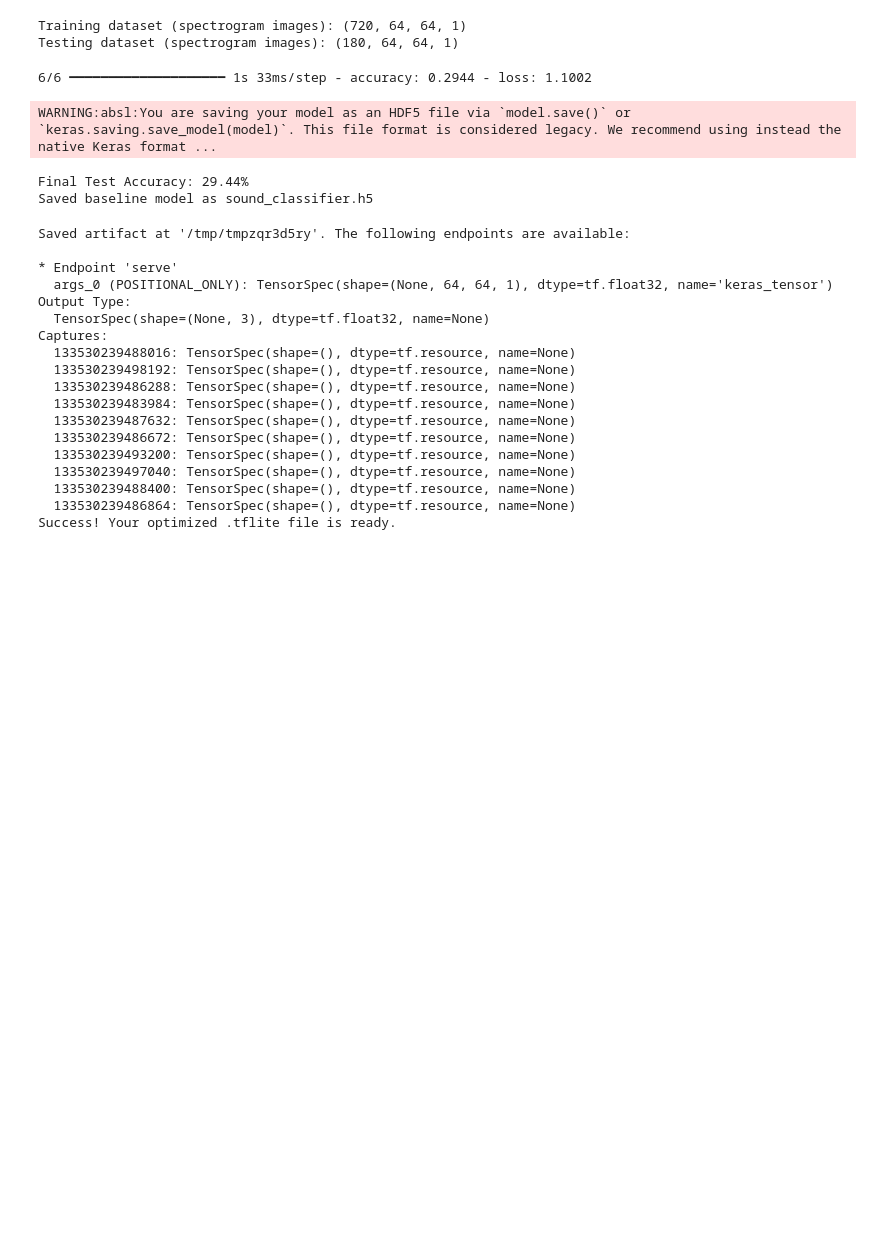
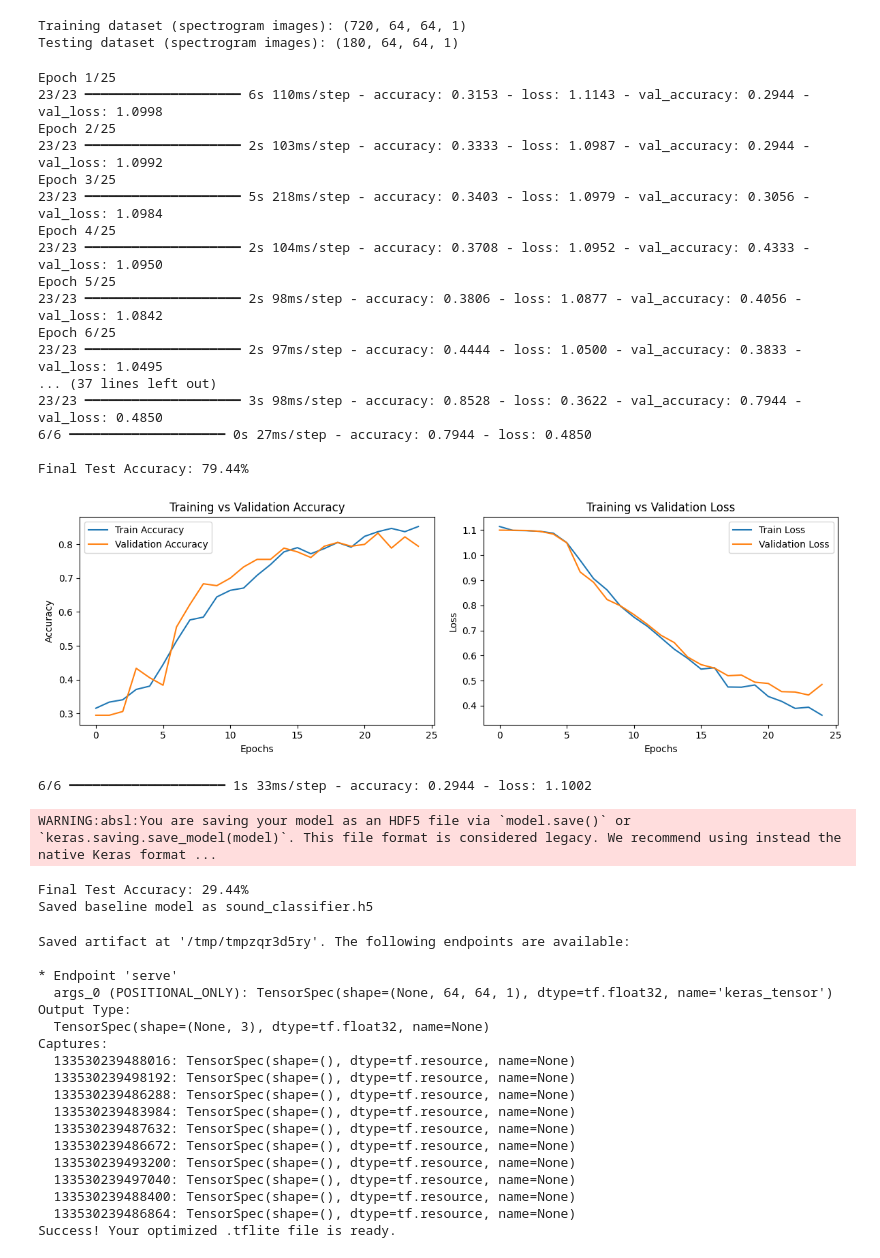
Before and after one commit to Keen2640/Low-Power-Edge-AI-Acoustic-Classifier, a Jupyter notebook: tinyml_sound_classifier.ipynb, the cells around one changed output. Drawn from its saved outputs; the diff is of its cells as text; code cells hidden in the pictures; blank space fills up the shorter version.

```diff
--- a/tinyml_sound_classifier.ipynb
+++ b/tinyml_sound_classifier.ipynb
@@ -122,8 +126,6 @@ print(f"Training the AI to distinguish between these 3 classes: {classes}\n")
 
 for label, class_name in enumerate(classes):
     folder = f"mini_speech_commands/{class_name}"
-
-    # Grab up to 100 .wav files from the folder
     files = [f for f in os.listdir(folder) if f.endswith('.wav')][:300]
 
     print(f"Processing {len(files)} files from folder: {class_name}...")
@@ -131,13 +133,20 @@ for label, class_name in enumerate(classes):
     for file in files:
         path = os.path.join(folder, file)
         try:
-            spec = create_spectrogram(path)
-            # Resize image to a strict 64x64 grid with 1 color channel (grayscale)
+            # Standard Spectrogram
+            spec = create_spectrogram(path, augment=False)
             spec = tf.image.resize(spec[..., np.newaxis], [64, 64]).numpy()
             X.append(spec)
             y.append(label)
+
+            # Augmented (Noisy) Spectrogram to expand dataset
+            spec_noisy = create_spectrogram(path, augment=True)
+            spec_noisy = tf.image.resize(spec_noisy[..., np.newaxis], [64, 64]).numpy()
+            X.append(spec_noisy)
+            y.append(label)
+
         except Exception as e:
-            pass # Skips any individual corrupted files seamlessly
+            pass
 
 X = np.array(X)
 y = np.array(y)
@@ -202,3 +207,66 @@ model.compile(
+# %%
+# 1. Compile model
+model.compile(
+    optimizer='adam',
+    loss='categorical_crossentropy',
+    metrics=['accuracy']
+)
+
+# 2. Fit model and record training metrics across epochs
+history = model.fit(
+    X_train, y_train,
+    epochs=25,
+    batch_size=32,
+    validation_data=(X_test, y_test)
+)
+
+# 3. Evaluate final performance
+loss, accuracy = model.evaluate(X_test, y_test)
+print(f"\nFinal Test Accuracy: {accuracy * 100:.2f}%")
+
+# 4. Generate and save training performance graphs (Deliverable)
+plt.figure(figsize=(12, 4))
+
+# Accuracy Curve
+plt.subplot(1, 2, 1)
+plt.plot(history.history['accuracy'], label='Train Accuracy')
+plt.plot(history.history['val_accuracy'], label='Validation Accuracy')
+plt.title('Training vs Validation Accuracy')
+plt.xlabel('Epochs')
+plt.ylabel('Accuracy')
+plt.legend()
+
+# Loss Curve
+plt.subplot(1, 2, 2)
+plt.plot(history.history['loss'], label='Train Loss')
+plt.plot(history.history['val_loss'], label='Validation Loss')
+plt.title('Training vs Validation Loss')
+plt.xlabel('Epochs')
+plt.ylabel('Loss')
+plt.legend()
+
+plt.tight_layout()
+plt.savefig("training_graphs.png") # Saves graph image file
+plt.show()
+# %% [output]
+Epoch 1/25
+23/23 ━━━━━━━━━━━━━━━━━━━━ 6s 110ms/step - accuracy: 0.3153 - loss: 1.1143 - val_accuracy: 0.2944 - val_loss: 1.0998
+Epoch 2/25
+23/23 ━━━━━━━━━━━━━━━━━━━━ 2s 103ms/step - accuracy: 0.3333 - loss: 1.0987 - val_accuracy: 0.2944 - val_loss: 1.0992
+Epoch 3/25
+23/23 ━━━━━━━━━━━━━━━━━━━━ 5s 218ms/step - accuracy: 0.3403 - loss: 1.0979 - val_accuracy: 0.3056 - val_loss: 1.0984
+Epoch 4/25
+23/23 ━━━━━━━━━━━━━━━━━━━━ 2s 104ms/step - accuracy: 0.3708 - loss: 1.0952 - val_accuracy: 0.4333 - val_loss: 1.0950
+Epoch 5/25
+23/23 ━━━━━━━━━━━━━━━━━━━━ 2s 98ms/step - accuracy: 0.3806 - loss: 1.0877 - val_accuracy: 0.4056 - val_loss: 1.0842
+Epoch 6/25
+23/23 ━━━━━━━━━━━━━━━━━━━━ 2s 97ms/step - accuracy: 0.4444 - loss: 1.0500 - val_accuracy: 0.3833 - val_loss: 1.0495
+... (37 lines left out)
+23/23 ━━━━━━━━━━━━━━━━━━━━ 3s 98ms/step - accuracy: 0.8528 - loss: 0.3622 - val_accuracy: 0.7944 - val_loss: 0.4850
+6/6 ━━━━━━━━━━━━━━━━━━━━ 0s 27ms/step - accuracy: 0.7944 - loss: 0.4850
+
+Final Test Accuracy: 79.44%
+[figure, added]
 # %%
 loss, accuracy = model.evaluate(X_test, y_test)
 print(f"\nFinal Test Accuracy: {accuracy * 100:.2f}%")
```
Also changed, not shown: parts of 5 cells of this notebook.
